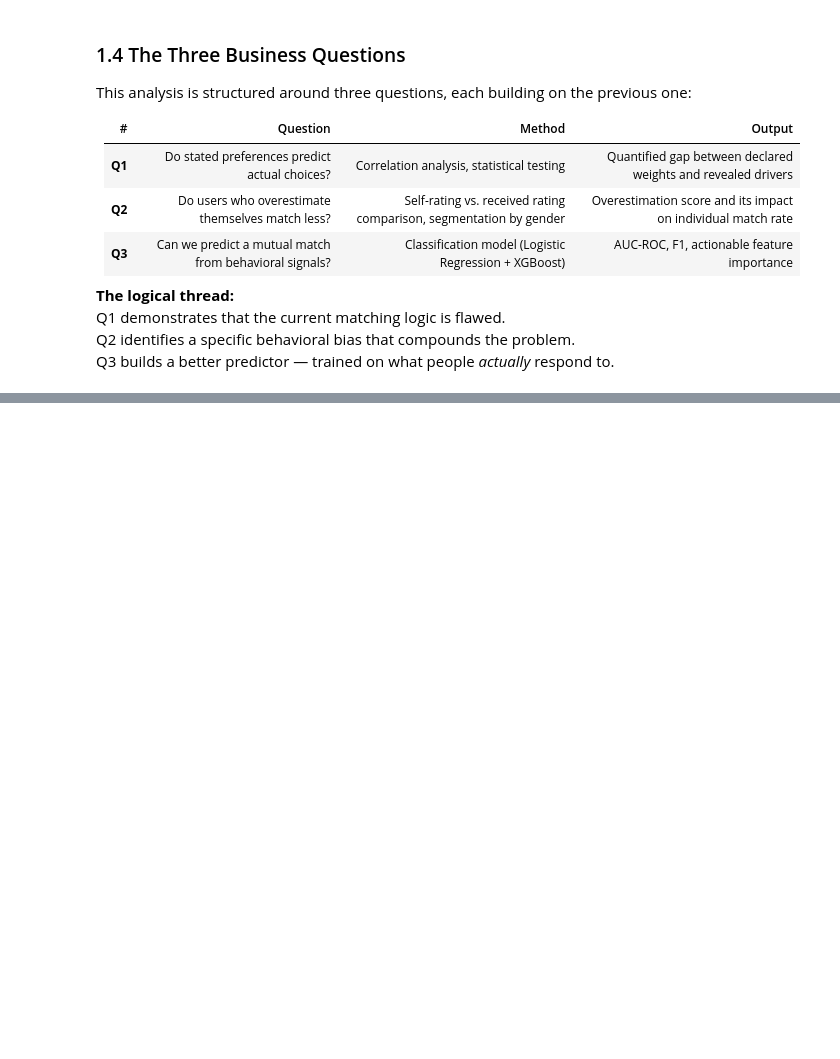
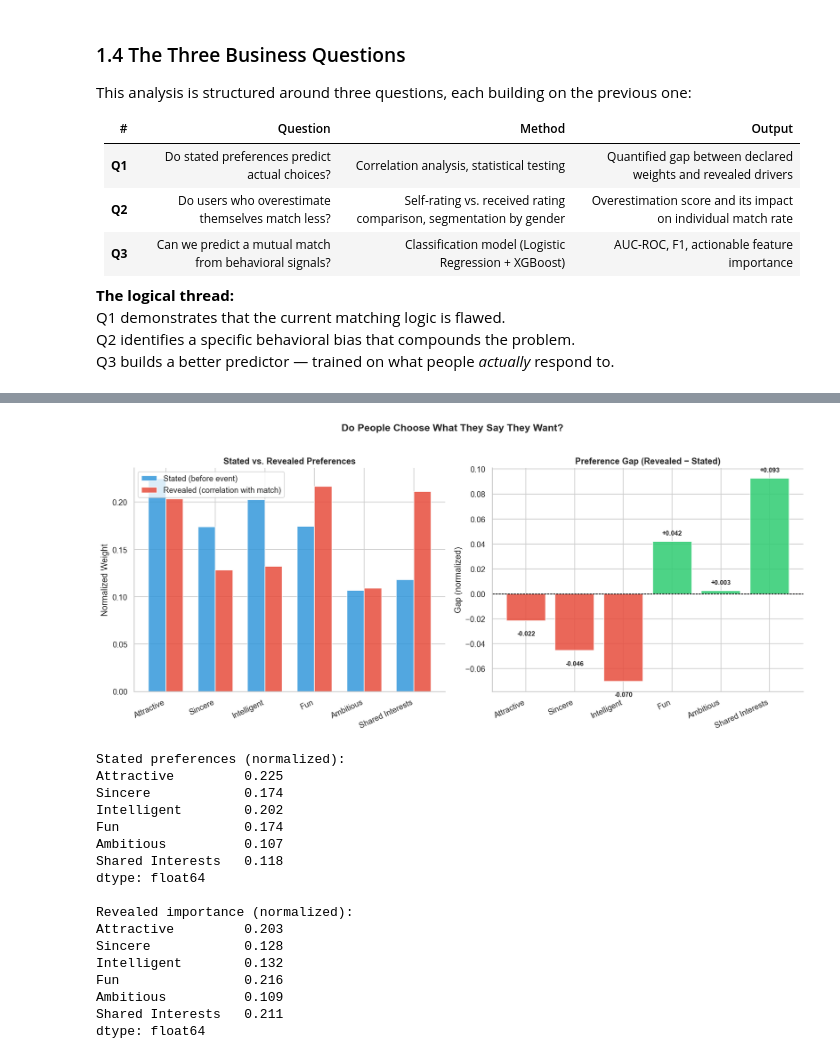
Before and after one commit to ArvindB75/speed-dating-match-prediction, a Jupyter notebook: notebooks/speed_dating_analysis.ipynb, the cells around one changed output, grey strips where cells are left out. Drawn from its saved outputs; the diff is of its cells as text; code cells hidden in the pictures; blank space fills up the shorter version.

```diff
--- a/notebooks/speed_dating_analysis.ipynb
+++ b/notebooks/speed_dating_analysis.ipynb
@@ -187,0 +387,74 @@ Q3 builds a better predictor — trained on what people *actually* respond to.
+# %%
+# ── 2.3 Stated vs. Revealed Preferences ──────────────────────────────────────
+
+# Stated preferences — mean weight assigned before event
+stated = df[['attr1_1','sinc1_1','intel1_1','fun1_1','amb1_1','shar1_1']].mean()
+stated.index = ['Attractive', 'Sincere', 'Intelligent', 'Fun', 'Ambitious', 'Shared Interests']
+
+# Revealed importance — correlation with match outcome
+revealed = df[['attr','sinc','intel','fun','amb','shar']].corrwith(df['match'])
+revealed.index = ['Attractive', 'Sincere', 'Intelligent', 'Fun', 'Ambitious', 'Shared Interests']
+
+# Normalize stated to 0-1 for visual comparison
+stated_norm = stated / stated.sum()
+revealed_norm = revealed / revealed.sum()
+
+# Plot
+fig, axes = plt.subplots(1, 2, figsize=(14, 6))
+attrs = stated_norm.index
+x = np.arange(len(attrs))
+width = 0.35
+
+# --- Plot 1: Side by side comparison ---
+bars1 = axes[0].bar(x - width/2, stated_norm.values, width,
+                    label='Stated (before event)', color='#3498db', alpha=0.85)
+bars2 = axes[0].bar(x + width/2, revealed_norm.values, width,
+                    label='Revealed (correlation with match)', color='#e74c3c', alpha=0.85)
+axes[0].set_title('Stated vs. Revealed Preferences', fontweight='bold')
+axes[0].set_ylabel('Normalized Weight')
+axes[0].set_xticks(x)
+axes[0].set_xticklabels(attrs, rotation=25, ha='right')
+axes[0].legend()
+
+# --- Plot 2: Gap (revealed - stated) ---
+gap = revealed_norm.values - stated_norm.values
+colors_gap = ['#2ecc71' if g > 0 else '#e74c3c' for g in gap]
+axes[1].bar(attrs, gap, color=colors_gap, alpha=0.85)
+axes[1].axhline(0, color='black', linewidth=0.8, linestyle='--')
+axes[1].set_title('Preference Gap (Revealed − Stated)', fontweight='bold')
+axes[1].set_ylabel('Gap (normalized)')
+axes[1].set_xticklabels(attrs, rotation=25, ha='right')
+axes[1].set_xticks(range(len(attrs)))
+for i, (val, attr) in enumerate(zip(gap, attrs)):
+    axes[1].text(i, val + (0.005 if val > 0 else -0.012),
+                 f'{val:+.3f}', ha='center', fontsize=9, fontweight='bold')
+
+plt.suptitle('Do People Choose What They Say They Want?', fontsize=14,
+             fontweight='bold', y=1.02)
+plt.tight_layout()
+plt.savefig('../outputs/stated_vs_revealed.png', dpi=120, bbox_inches='tight')
+plt.show()
+
+print("Stated preferences (normalized):")
+print(stated_norm.round(3))
+print("\nRevealed importance (normalized):")
+print(revealed_norm.round(3))
+# %% [output]
+[figure, added]
+Stated preferences (normalized):
+Attractive         0.225
+Sincere            0.174
+Intelligent        0.202
+Fun                0.174
+Ambitious          0.107
+Shared Interests   0.118
+dtype: float64
+
+Revealed importance (normalized):
+Attractive         0.203
+Sincere            0.128
+Intelligent        0.132
+Fun                0.216
+Ambitious          0.109
+Shared Interests   0.211
+dtype: float64
```
Also changed, not shown: parts of 11 cells of this notebook, 3 other files.
